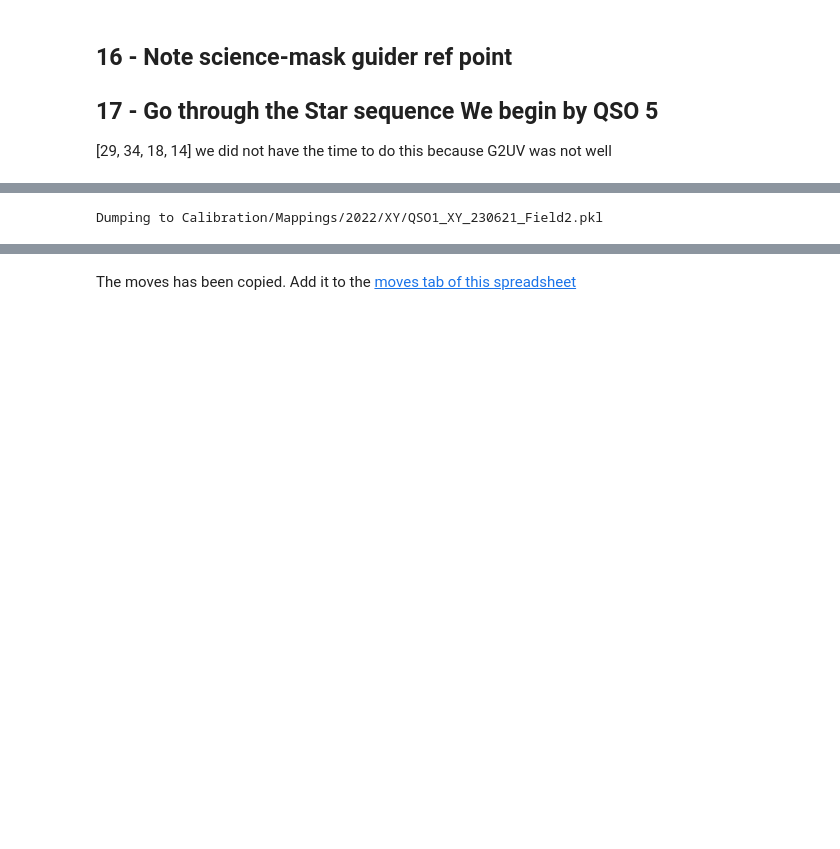
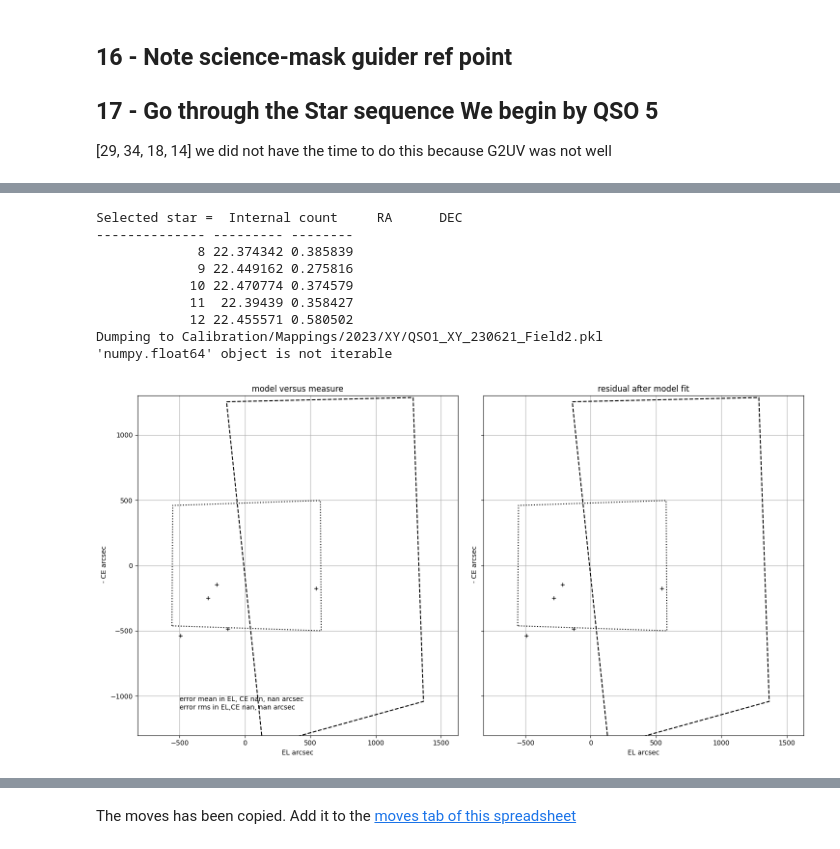
Before and after one commit to vpicouet/FireBallPipe, a Jupyter notebook: Notebook/2023/XY_2023_QSO_1_230621.ipynb, the cells around one changed output, grey strips where cells are left out. Saved outputs shown, nothing was run; the diff lists cells and outputs as text; code cells hidden in the pictures; blank space fills up the shorter version.

```diff
--- a/Notebook/2023/XY_2023_QSO_1_230621.ipynb
+++ b/Notebook/2023/XY_2023_QSO_1_230621.ipynb
@@ -554,16 +589,30 @@ star_moves.to_clipboard()
 # %%
 
-stars = [8, 10, 12] #QSO7
+# stars = [8, 10, 12] #QSO7
 #back to guider center
 #Load new
-G2UVcor.FieldP = LocalScienceMaskProjector(center=coordinates.SkyCoord(22.42638*u.deg, 0.62279*u.deg), rotation=(90-70)*u.deg, gamma=1)
-selected_stars = Table.from_pandas((reduce(pd.DataFrame.append, map(lambda i: F1_stars[F1_stars['Internal count'] == i],stars))))
+ra, dec, angle = 22.42638, 0.62279, (90-70)
+G2UVcor.FieldP = LocalScienceMaskProjector(center=coordinates.SkyCoord(ra*u.deg, dec*u.deg), rotation=angle*u.deg, gamma=1)
+selected_stars = F1_stars[(abs(F1_stars["RA"]-ra)<1)|(abs(F1_stars["RA"]-ra)>359)]
+print("Selected star = ",selected_stars["Internal count","RA","DEC"])
+
+# selected_stars = Table.from_pandas((reduce(pd.DataFrame.append, map(lambda i: F1_stars[F1_stars['Internal count'] == i],stars))))
 selected_stars.to_pandas().to_clipboard()
 G2UVcor.save(filename="Calibration/Mappings/2023/XY/QSO1_XY_230621_Field2.pkl")
+G2UVcor.plot_fit([], [],residuals=[], labels=None, sol=None, figsize=(15,8), quiverscale=10,G2UVcor=None,selected_stars=selected_stars)
 
 # G2UVcor.FOV_center_guider_coord = 0.18182478, 0.00998363
 # %% [output]
-Dumping to Calibration/Mappings/2022/XY/QSO1_XY_230621_Field2.pkl
+Selected star =  Internal count     RA      DEC
+-------------- --------- --------
+             8 22.374342 0.385839
+             9 22.449162 0.275816
+            10 22.470774 0.374579
+            11  22.39439 0.358427
+            12 22.455571 0.580502
+Dumping to Calibration/Mappings/2023/XY/QSO1_XY_230621_Field2.pkl
+'numpy.float64' object is not iterable
+[figure, added]
 # %%
 star_moves, flags, stars_coord = G2UVcor.compute_autocoll_move_stars(stars, F1_stars, hystcomp = Hysteresis_compensation, CEg = CEg, Elg = Elg)
 star_moves = pd.DataFrame(np.hstack((star_moves,flags[:,None])), columns=["EL","CE","Image"])
```
Also changed, not shown: parts of 18 cells of this notebook, 30 other files.
